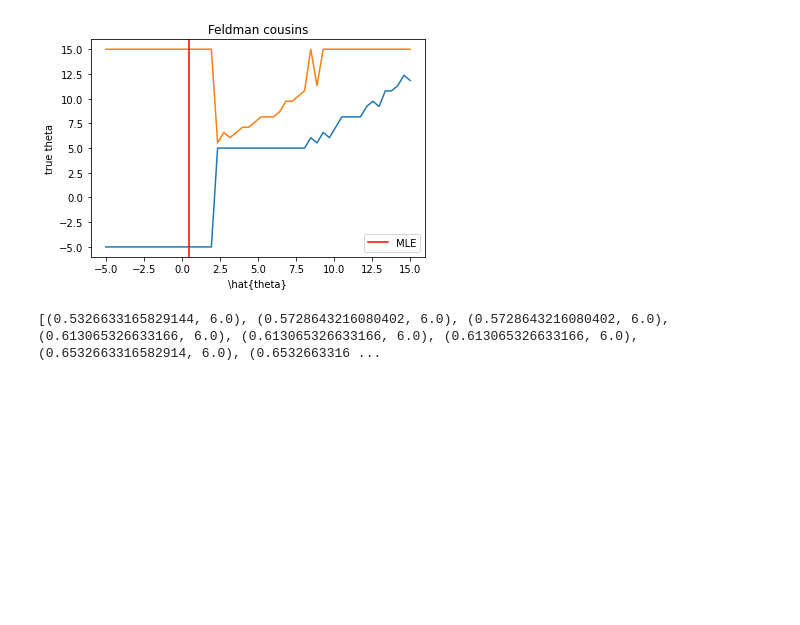
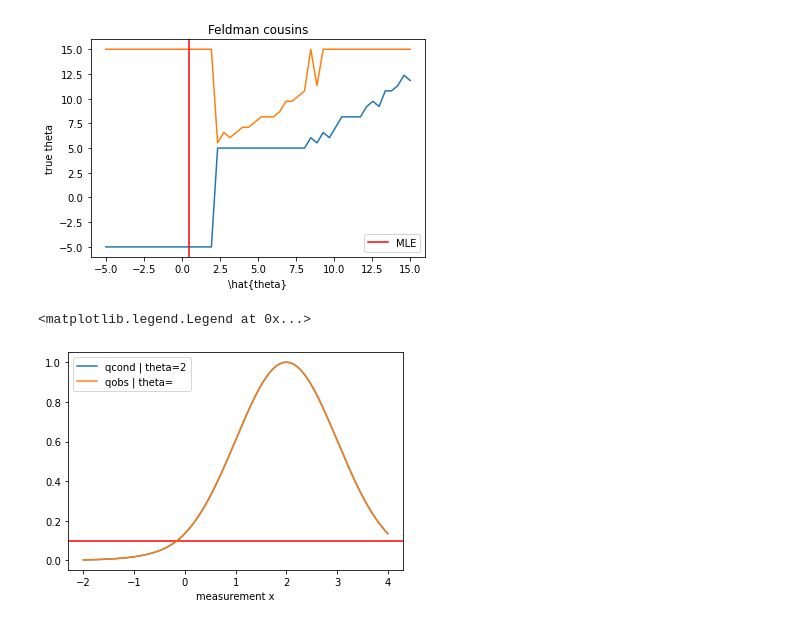
Before and after one commit to vischia/statex, a Jupyter notebook: feldman_cousins.ipynb, the cells around one changed output. Drawn from its saved outputs; the diff is of its cells as text; code cells hidden in the pictures; blank space fills up the shorter version.

```diff
--- a/feldman_cousins.ipynb
+++ b/feldman_cousins.ipynb
@@ -167,17 +156,41 @@ def px(qdist,qobs):
-# %%
-alpha=0.68
-thetaIntervals=[]
-mymeasurements=np.linspace(-2.,4., num=200)
-thetaspace=np.linspace(-2.,6., num=200)
-for xobsi in mymeasurements:
-    thetaInterval=[]
-    for theta in thetaspace:
-        qobs=q(xobsi,theta)
-        qcond=qdist(theta)
-        if px(qcond,qobs) > alpha:
-            thetaInterval.append(theta)
-    thetaIntervals.append((min(thetaInterval),max(thetaInterval)) if len(thetaInterval)>0 else (-5., 15.))
-
-print(thetaIntervals)
-# %% [output]
-[(0.5326633165829144, 6.0), (0.5728643216080402, 6.0), (0.5728643216080402, 6.0), (0.613065326633166, 6.0), (0.613065326633166, 6.0), (0.613065326633166, 6.0), (0.6532663316582914, 6.0), (0.6532663316 ...
+# %%
+
+def qdist(theta,measurements=None):
+    if measurements is None:
+        measurements=np.linspace(-2.,4., num=2000)
+    return [ q(x, theta) for x in measurements]
+
+# Given this function, we also need a function to compute its integral
+
+def px(qdist,qobs,xspace=None,noprint=False):
+    # VERY crude integral
+    if xspace is None:
+        return(float(sum([ x for x in qdist if x >qobs])/sum(qdist)))
+    portion=[]
+    for i,x in zip(qdist,xspace):
+        if i>qobs:
+            portion.append(x)
+
+    return (portion[-1]-portion[0])/(xspace[-1]-xspace[0])
+
+alpha=0.10
+xspace=np.linspace(-2.,4., num=2000)
+qcond=qdist(2,xspace)
+plt.plot(xspace,qcond, label='qcond | theta=2')
+plt.axhline(y=alpha, color='r', linestyle='-')
+plt.plot(xspace,[q(i,2) for i in xspace], label='qobs | theta=')
+interval=[]
+px(qcond, q(1,2), xspace)
+#plt.plot(xspace, [px(qcond,q(i,2),xspace,True) for i in xspace], label='p(qobs>qcond | theta=2)')
+plt.xlabel('measurement x')
+for xi in xspace:
+    qobs=q(xi,2)
+    #print(px(qcond,qobs))
+    if px(qcond,qobs)>alpha:
+        interval.append([xi,qobs])
+interval=np.array(interval)
+plt.legend(loc='best')
+#print(interval[:,0])
+# %% [output]
+<matplotlib.legend.Legend at 0x...>
+[figure, added]
```
Also changed, not shown: parts of 8 cells of this notebook.
